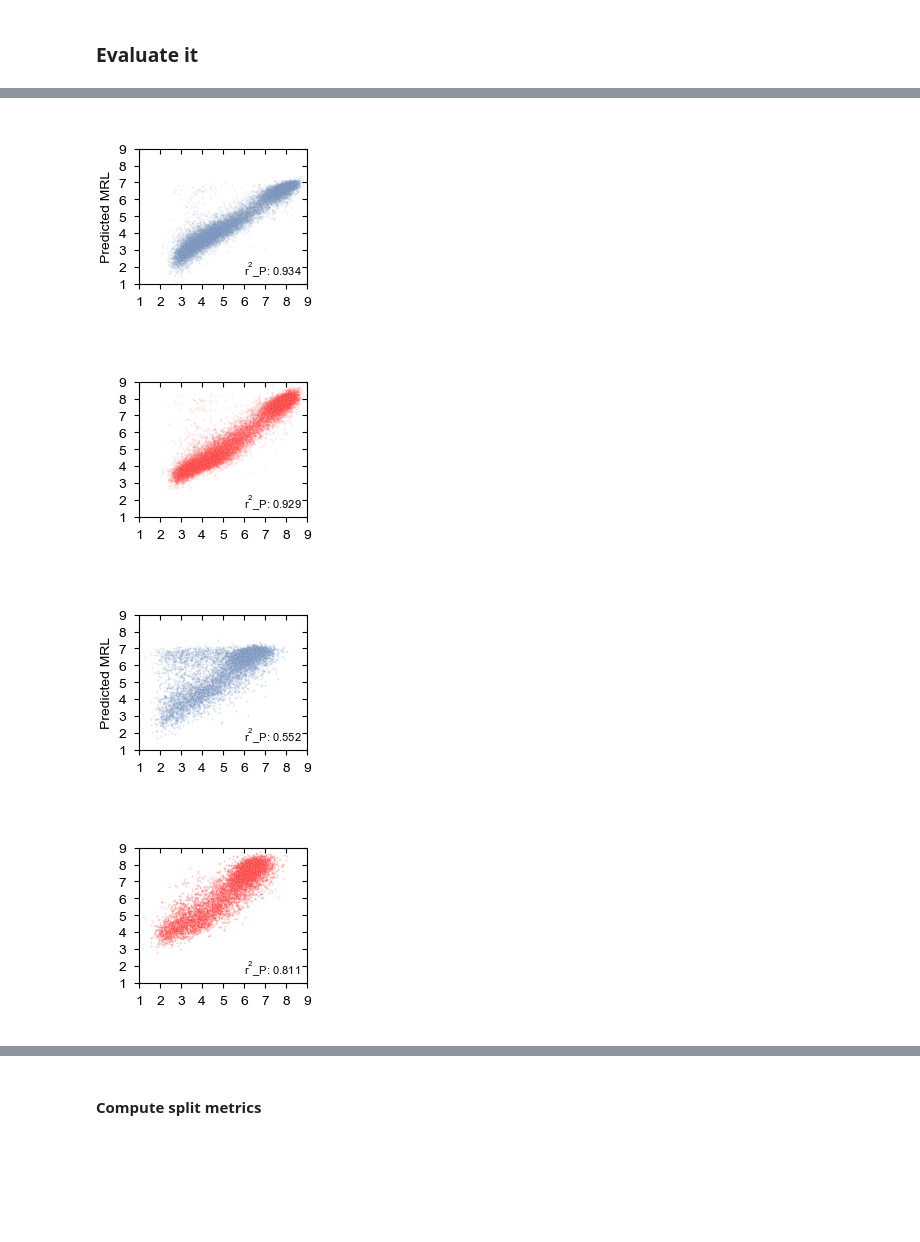
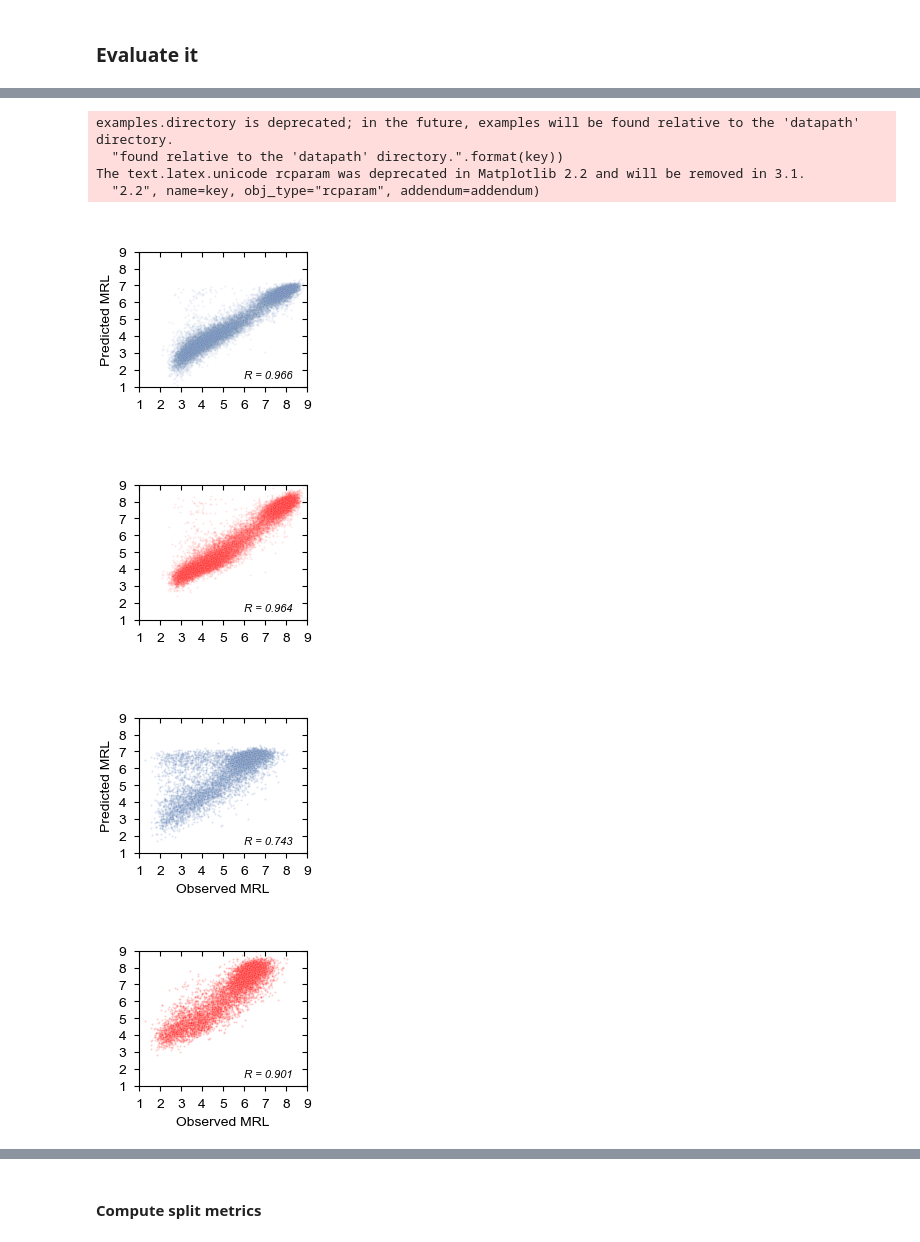
Before and after one commit to Karollus/5UTR, a Jupyter notebook: Modelling/Modelling.ipynb, the cells around one changed output, grey strips where cells are left out. Drawn from its saved outputs; the diff is of its cells as text; code cells hidden in the pictures; blank space fills up the shorter version.

```diff
--- a/Modelling/Modelling.ipynb
+++ b/Modelling/Modelling.ipynb
@@ -267,4 +288,5 @@ paper_model2 = load_model("../Models/Varying_length_25to100_model.hdf5")
 # %%
+# Code to run a prediction on MPRA data
 def predict_on_MPRA(model, data_dict, varlen = False, library = "egfp_unmod_1", min_len = None,
                     extra_encoding_fn=[], postproc_mean=5.58621521, postproc_sd=1.34657403):
     one_hot_fn = utils_data.OneHotEncoder("utr", min_len=min_len)
@@ -278,4 +300,5 @@ def predict_on_MPRA(model, data_dict, varlen = False, library = "egfp_unmod_1",
     if min_len is not None:
         predict = predict * postproc_sd + postproc_mean
     df["pred"] = predict.reshape(-1)
+    df = df.rename(columns={"pred": "Predicted MRL", "rl": "Observed MRL"})
     return df
@@ -282,5 +377,12 @@ def predict_on_MPRA(model, data_dict, varlen = False, library = "egfp_unmod_1",
+# %%
+p.save("../Graphics/" + "Fig2" + ".svg", width=7.0, height=7.0*0.66)
+# %% [output]
+examples.directory is deprecated; in the future, examples will be found relative to the 'datapath' directory.
+  "found relative to the 'datapath' directory.".format(key))
+The text.latex.unicode rcparam was deprecated in Matplotlib 2.2 and will be removed in 3.1.
+  "2.2", name=key, obj_type="rcparam", addendum=addendum)
 # %%
-# Plotting code taken from the Sample et al
+# Plotting code adapted from the Sample et al
 def plot_mpra_test(e_test, xlims=(1.5,8), ylims=(1.5,8),
                    fig_dims=(2.5,2),
                    r_squared_pos=(6, 2), r_squared_size=8,
@@ -315,17 +417,8 @@ def plot_mpra_test(e_test, xlims=(1.5,8), ylims=(1.5,8),
     ax.set_xticklabels(range(1,10),size=font_size);
     ax.set_ylim(ylims[0],ylims[1])
     ax.set_xlim(xlims[0],xlims[1])
-    ax.text(x=r_squared_pos[0], y=r_squared_pos[1], s='r$^2$_P: ' + str(round(r_squared, 3)),
+    ax.text(x=r_squared_pos[0], y=r_squared_pos[1], style="italic", s='R = ' + str(round(np.sqrt(r_squared), 3)),
             size=r_squared_size)
-    #g.plot_marginals(sns.kdeplot,shade=c1, **{'linewidth':2, 'color':c1})
-
-    #g.x = n_atg['rl'].values
-    #g.y = n_atg['pred'].values
-    #g.plot_joint(plt.scatter, s=dot_size, linewidth=0.2, alpha='0.2', color=c2, edgecolor='white',
-    #            rasterized = True)
-    #g.plot_marginals(sns.kdeplot, shade=c2, **{'linewidth':2, 'color':c2})
-    #f.tight_layout()
-    #sns.despine(fig)
     fig.set_size_inches(fig_dims)
     fig.savefig("../Graphics/" + file + ".svg")
 # %%
@@ -334,28 +427,27 @@ e_test = predict_on_MPRA(paper_model_orig, data_dict, min_len=50)
 plot_mpra_test(e_test,file="mpratest_Optimus50on50",xlims=(1,9), ylims=(1,9), alpha=0.1,
               r_squared_pos=(6, 1.5), put_xlabel=False)
 # %% [output]
-[figure, old version]
+[figure, new version]
 # %%
 # Frameslice 50 on MPRA 50
 e_test = predict_on_MPRA(utr_model_50, data_dict)
-plot_mpra_test(e_test,file="mpratest_Framselice50on50",xlims=(1,9), ylims=(1,9), alpha=0.1,
+plot_mpra_test(e_test,file="mpratest_Frameslice50on50",xlims=(1,9), ylims=(1,9), alpha=0.1,
               r_squared_pos=(6, 1.5), color="r", put_xlabel=False, put_ylabel=False)
 # %% [output]
-[figure, old version]
+[figure, new version]
 # %%
 # Optimus50 on MPRA 100
 e_test = predict_on_MPRA(paper_model_orig, data_dict, varlen=True, library="random", min_len=50)
-plot_mpra_test(e_test,file="mpratest_Optimus50on100", xlims=(1,9), ylims=(1,9), r_squared_pos=(6, 1.5),
-              put_xlabel=False)
+plot_mpra_test(e_test,file="mpratest_Optimus50on100", xlims=(1,9), ylims=(1,9), r_squared_pos=(6, 1.5))
 # %% [output]
-[figure, old version]
+[figure, new version]
 # %%
 # Frameslice50 on MPRA 100
 e_test = predict_on_MPRA(utr_model_50, data_dict, varlen=True, library="random")
 plot_mpra_test(e_test,file="mpratest_Frameslice50on100", xlims=(1,9), ylims=(1,9), r_squared_pos=(6, 1.5),
-              color='r', put_xlabel=False, put_ylabel=False)
+              color='r', put_ylabel=False)
 # %% [output]
-[figure, old version]
+[figure, new version]
 # %%
 # Optimus 100 on MPRA 100
 varlen_mean = train_data["rl"].mean()
```
Also changed, not shown: parts of 82 cells of this notebook, 12 other files.
